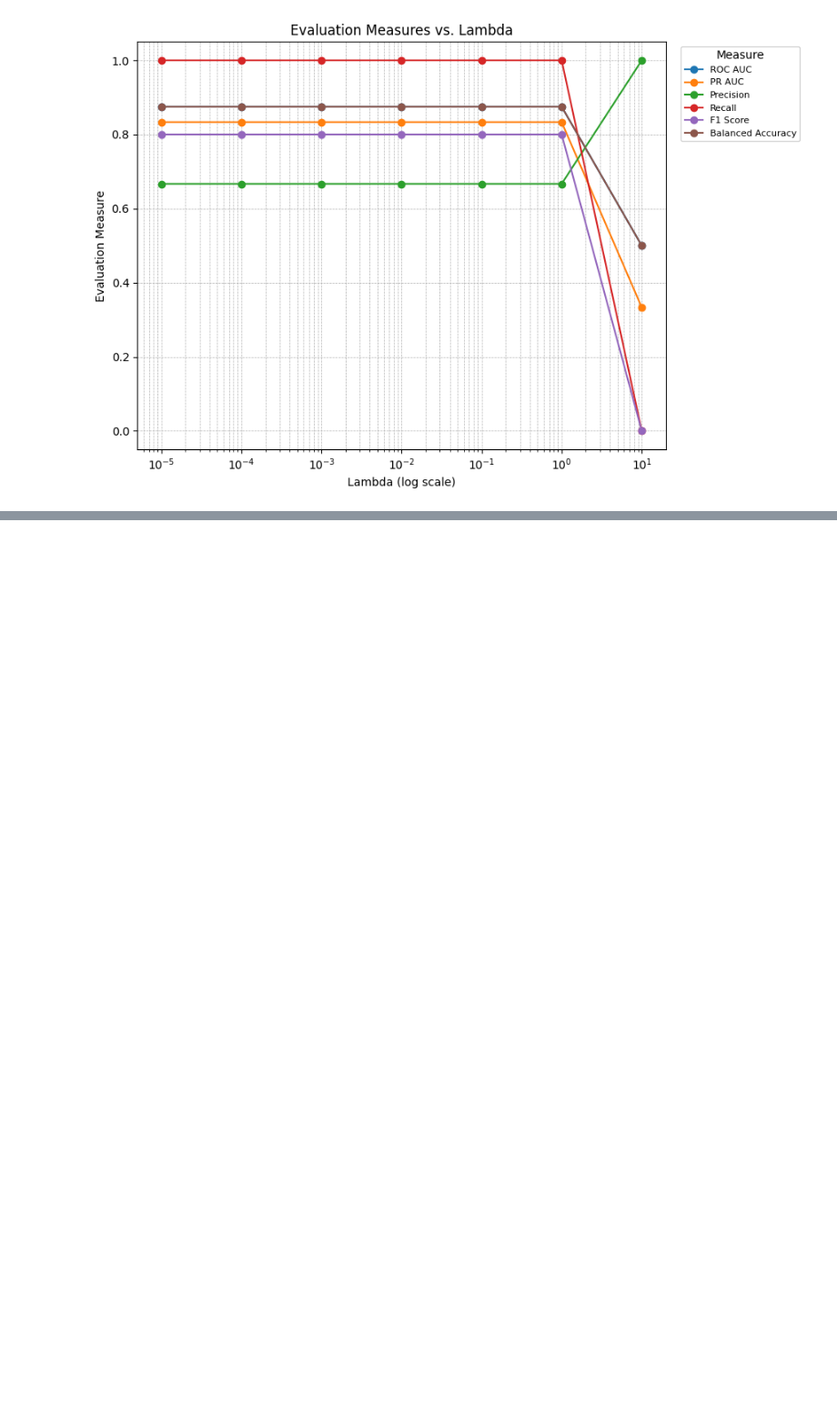
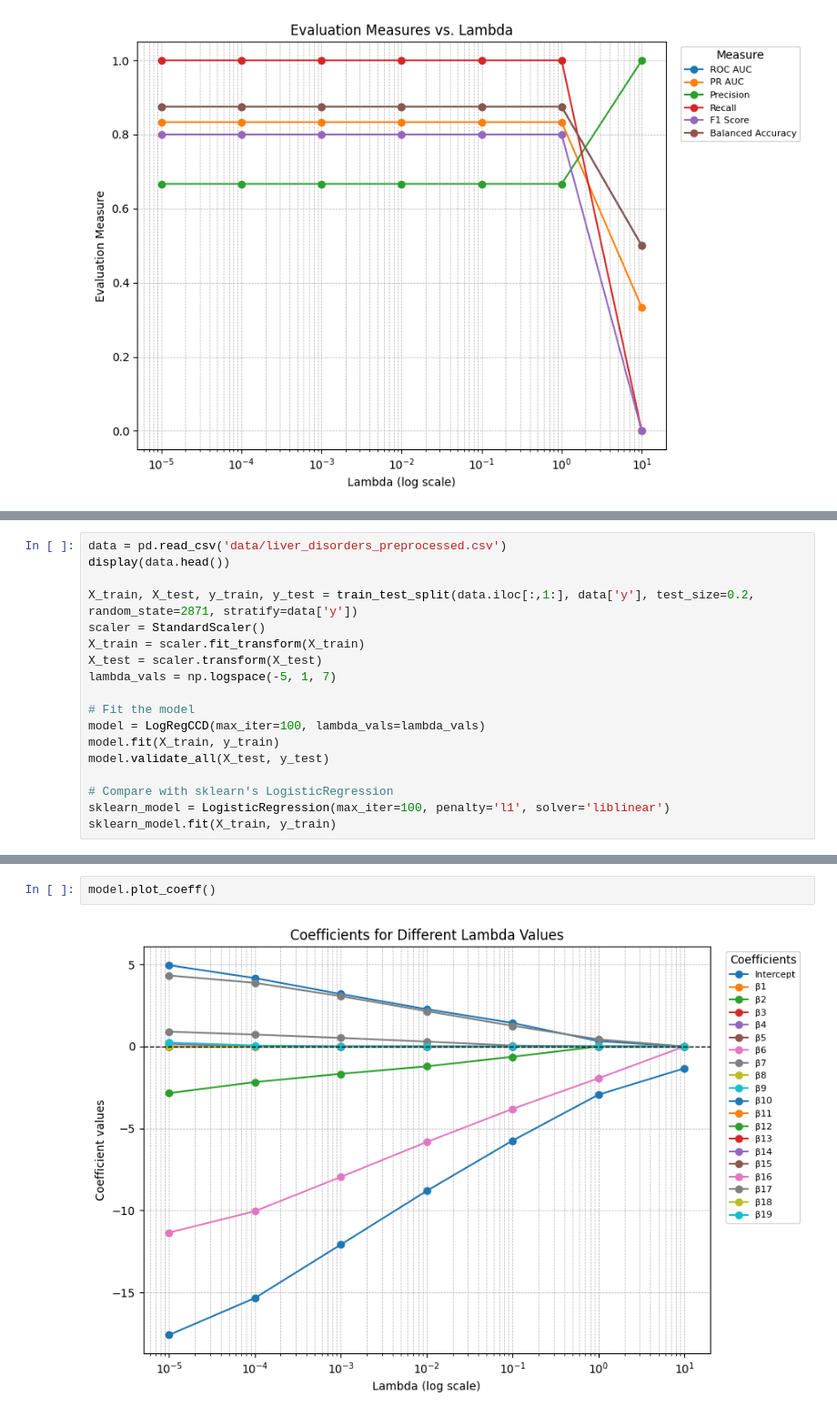
Before and after one commit to szuvarska/LogRegCCD, a Jupyter notebook: RealDatasetsExperiments.ipynb, the cells around one changed output, grey strips where cells are left out. Shown at 91% size. Saved outputs shown, nothing was run; the diff lists cells and outputs as text; blank space fills up the shorter version.

```diff
--- a/RealDatasetsExperiments.ipynb
+++ b/RealDatasetsExperiments.ipynb
@@ -71,0 +169,18 @@ F1 Score: 0.8
+# %%
+data = pd.read_csv('data/liver_disorders_preprocessed.csv')
+display(data.head())
+
+X_train, X_test, y_train, y_test = train_test_split(data.iloc[:,1:], data['y'], test_size=0.2, random_state=2871, stratify=data['y'])
+scaler = StandardScaler()
+X_train = scaler.fit_transform(X_train)
+X_test = scaler.transform(X_test)
+lambda_vals = np.logspace(-5, 1, 7)
+
+# Fit the model
+model = LogRegCCD(max_iter=100, lambda_vals=lambda_vals)
+model.fit(X_train, y_train)
+model.validate_all(X_test, y_test)
+
+# Compare with sklearn's LogisticRegression
+sklearn_model = LogisticRegression(max_iter=100, penalty='l1', solver='liblinear')
+sklearn_model.fit(X_train, y_train)
@@ -71,0 +195,4 @@ F1 Score: 0.8
+# %%
+model.plot_coeff()
+# %% [output]
+[figure, added]
```
Also changed, not shown: parts of 21 cells of this notebook, 8 other files.
